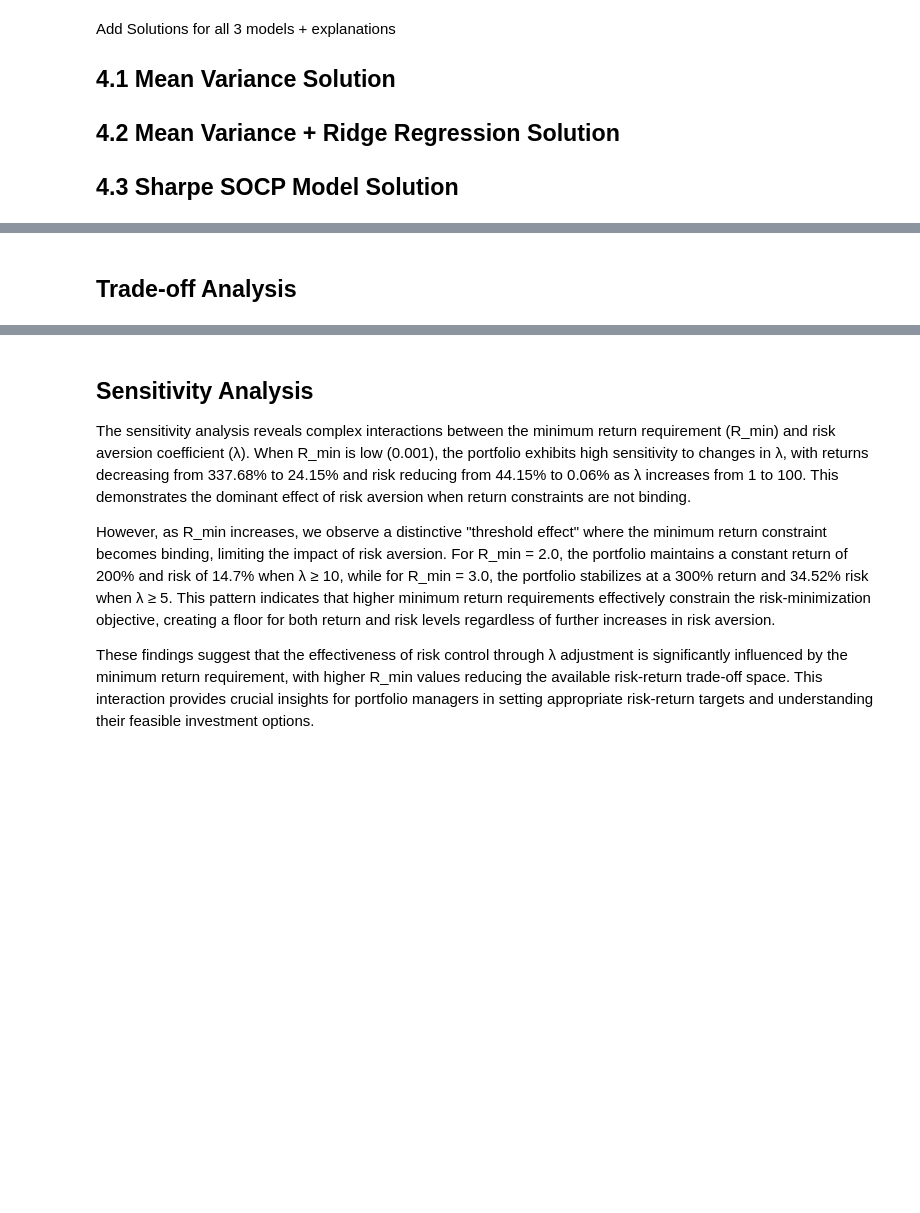
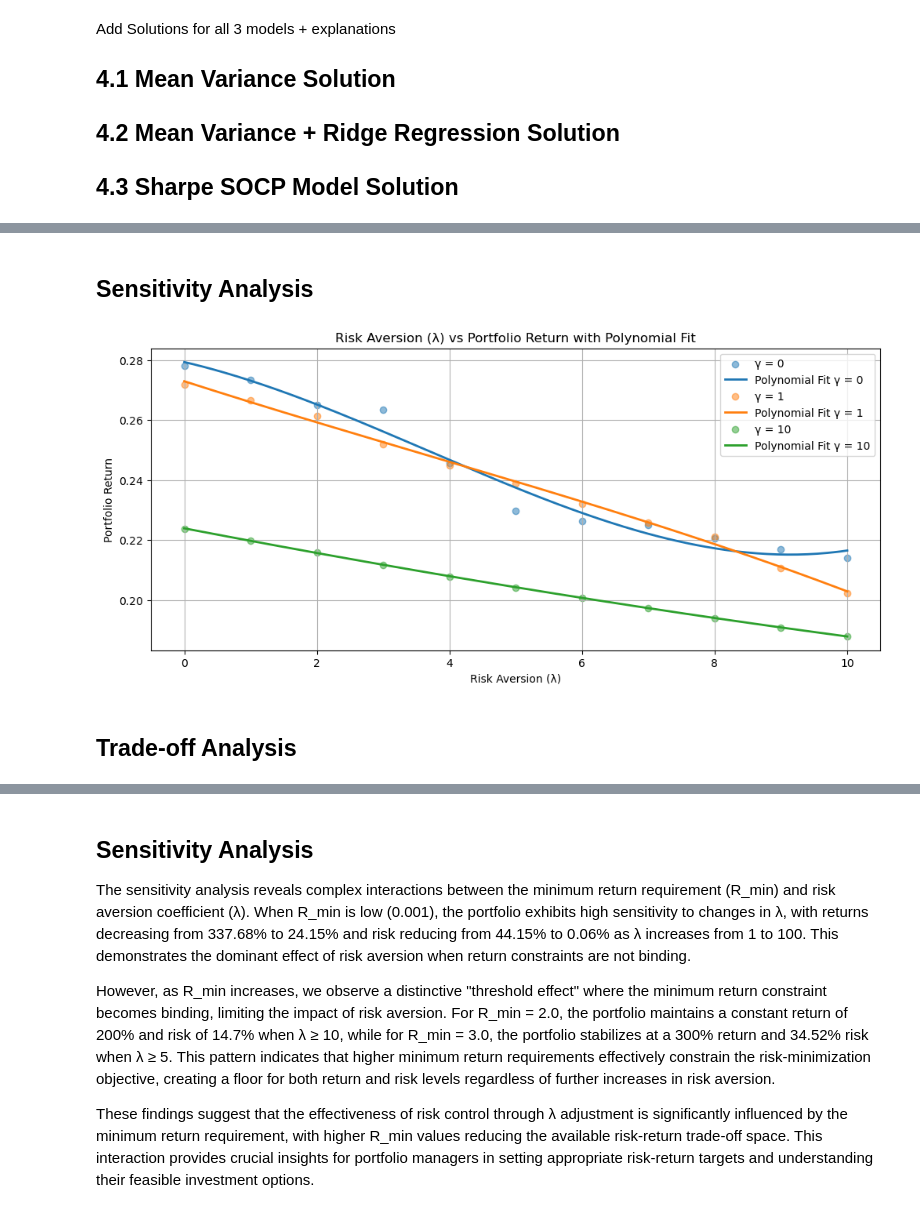
Before and after one commit to VPhilavong/Portfolio-Optimization-Julia, a Jupyter notebook: Project_Portfolio_Optimization.ipynb, the cells around one changed output, grey strips where cells are left out. Saved outputs shown, nothing was run; the diff lists cells and outputs as text; code cells hidden in the pictures; blank space fills up the shorter version.

```diff
--- a/Project_Portfolio_Optimization.ipynb
+++ b/Project_Portfolio_Optimization.ipynb
@@ -450,55 +547,55 @@ savefig("cumulative_weights.png")
-# %% [markdown]
-## Trade-off Analysis
+# %% [markdown]
+##  Sensitivity Analysis
 # %%
-
-λ_values = [1.0, 5.0, 10.0, 50.0, 100.0]
-
-R_min_values = [0.001, 1.0, 2.0, 3.0]
-
-
-function optimize_portfolio(μ, Σ, R_min, λ)
-    n = length(μ)
-    m = Model(Ipopt.Optimizer)
-    @variable(m, x[1:n] >= 0)
-    @constraint(m, sum(x) == 1)
-    @constraint(m, μ'*x >= R_min)
-    @objective(m, Min, -μ'*x + λ * (x'*Σ*x))
-
-    optimize!(m)
-    return termination_status(m) in [MOI.OPTIMAL, MOI.LOCALLY_SOLVED] ? (value.(x), dot(μ, value.(x)), value.(x)'*Σ*value.(x)) : nothing
-end
-
+λ_values = 0:10
+γ_values = [0, 1, 10]
 
 results = []
-for R_min in R_min_values
+
+for γ in γ_values
     for λ in λ_values
-        println("analysis R_min = $R_min, λ = $λ")
-        result = optimize_portfolio(μ, Σ, R_min, λ)
-        if !isnothing(result)
-            push!(results, (R_min, λ, result[2], result[3]))
+        port = Markowitz(λ, γ)
+        if !isnothing(port)
+            push!(results, (λ, γ, port[2], port[3]))
         end
     end
 end
 
-println("\nAnalysis result:")
-for (R_min, λ, ret, risk) in results
-    println("R_min = $R_min, λ = $λ: Return = $(round(ret, digits=4)), Risk = $(round(risk, digits=4))")
+# Data processing
+figure(figsize=(12, 5))
+
+for γ in γ_values
+    # Filter results for the current γ
+    γ_results = filter(r -> r[2] == γ, results)
+    λ_vals = [r[1] for r in γ_results]
+    ret_vals = [r[3] for r in γ_results]
+
+    # Fit a polynomial to the data
+    degree = 3  # Degree of the polynomial
+    X = hcat([λ_vals.^k for k in degree:-1:0]...)  # Design matrix for the polynomial
+    coeffs = X \ ret_vals  # Solve for polynomial coefficients
+
+    # Polynomial function
+    poly_fit = x -> sum(coeffs[i] * x^(degree - i + 1) for i in 1:length(coeffs))
+
+    # Scatter plot for the data points
+    scatter(λ_vals, ret_vals, label="γ = $γ", alpha=0.5)
+
+    # Plot the fitted polynomial
+    x_fit = range(minimum(λ_vals), stop=maximum(λ_vals), length=200)
+    y_fit = [poly_fit(x) for x in x_fit]
+    plot(x_fit, y_fit, label="Polynomial Fit γ = $γ", lw=2)
 end
 
-figure(figsize=(12, 5))
-
-for R_min in R_min_values
-    R_min_results = filter(r -> r[1] == R_min, results)
-    plot([r[2] for r in R_min_results],
-         [r[3] for r in R_min_results],
-         "o-",
-         label="R_min = $R_min")
-end
-
+# Labels and title
 xlabel("Risk Aversion (λ)")
 ylabel("Portfolio Return")
-title("Return vs Risk Aversion")
+title("Risk Aversion (λ) vs Portfolio Return with Polynomial Fit")
 legend()
 grid(true)
-savefig("sensitivity.png")
+show()
+# %% [output]
+[figure, added]
+# %% [markdown]
+## Trade-off Analysis
 # %%
```
Also changed, not shown: parts of 21 cells of this notebook, 6 other files.
